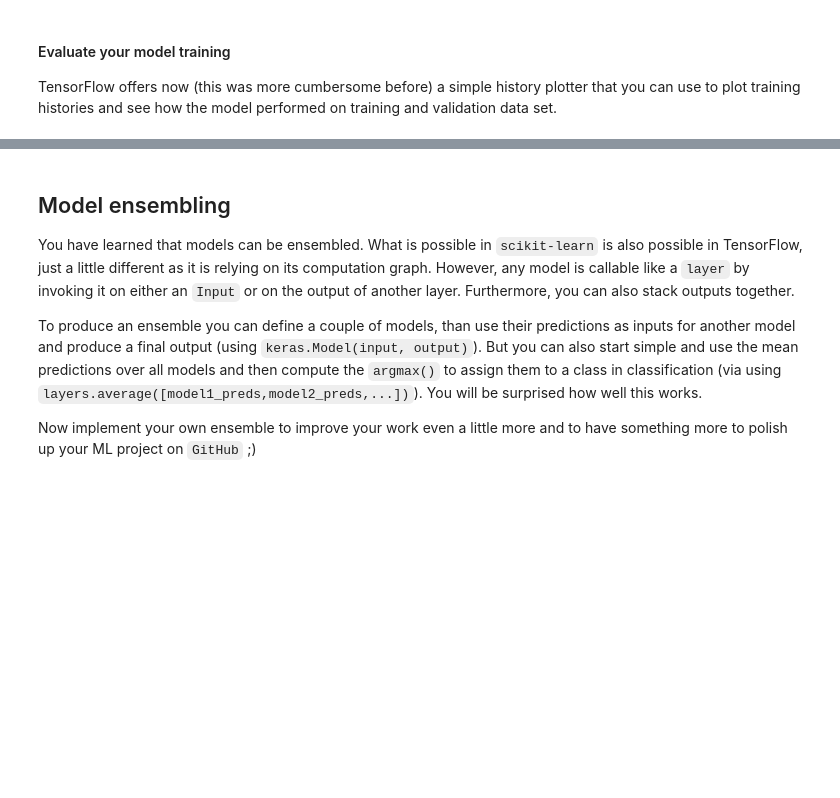
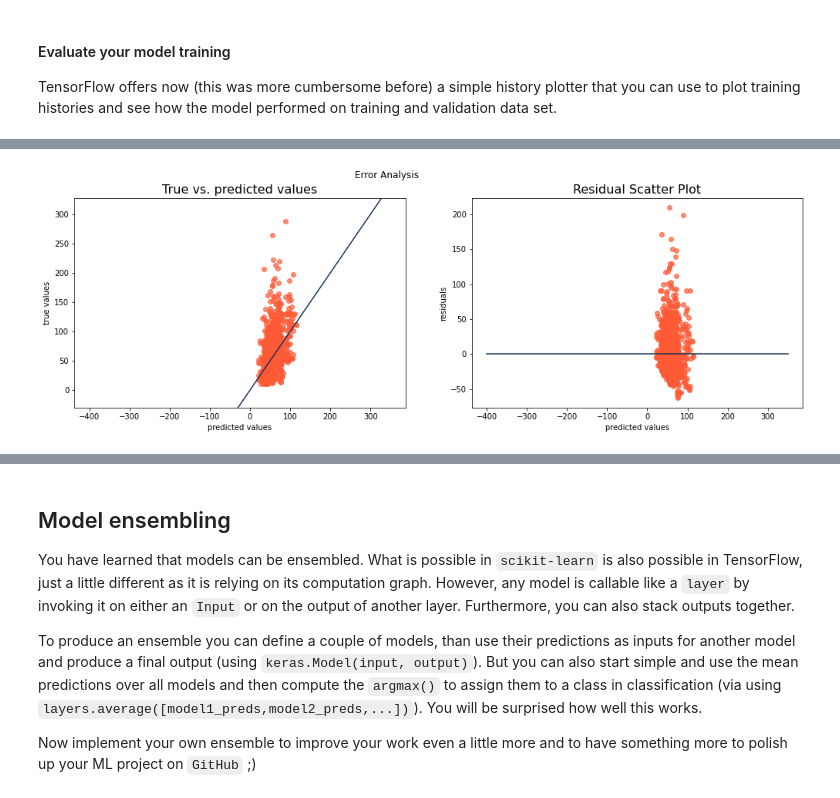
Before and after one commit to sm4rtm4art/airquality, a Jupyter notebook: 06_DNN_Assignment.ipynb, the cells around one changed output, grey strips where cells are left out. Saved outputs shown, nothing was run; the diff lists cells and outputs as text; code cells hidden in the pictures; blank space fills up the shorter version.

```diff
--- a/06_DNN_Assignment.ipynb
+++ b/06_DNN_Assignment.ipynb
@@ -236,0 +300,4 @@ with tf.device('/cpu:0'):
+# %%
+error_analysis(y_test, y_pred.ravel())
+# %% [output]
+[figure, added]
```
Also changed, not shown: parts of 21 cells of this notebook, 1 other file.
